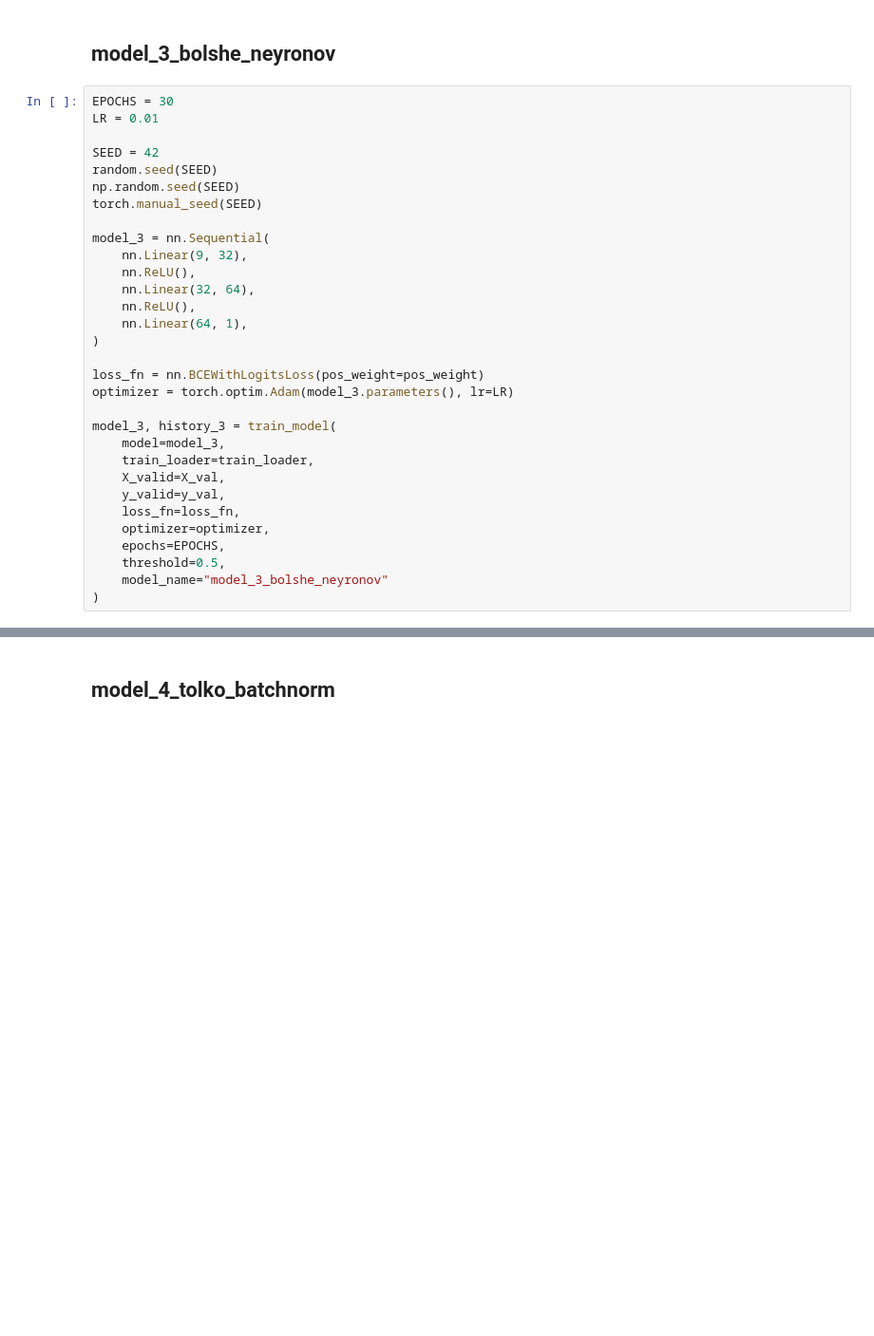
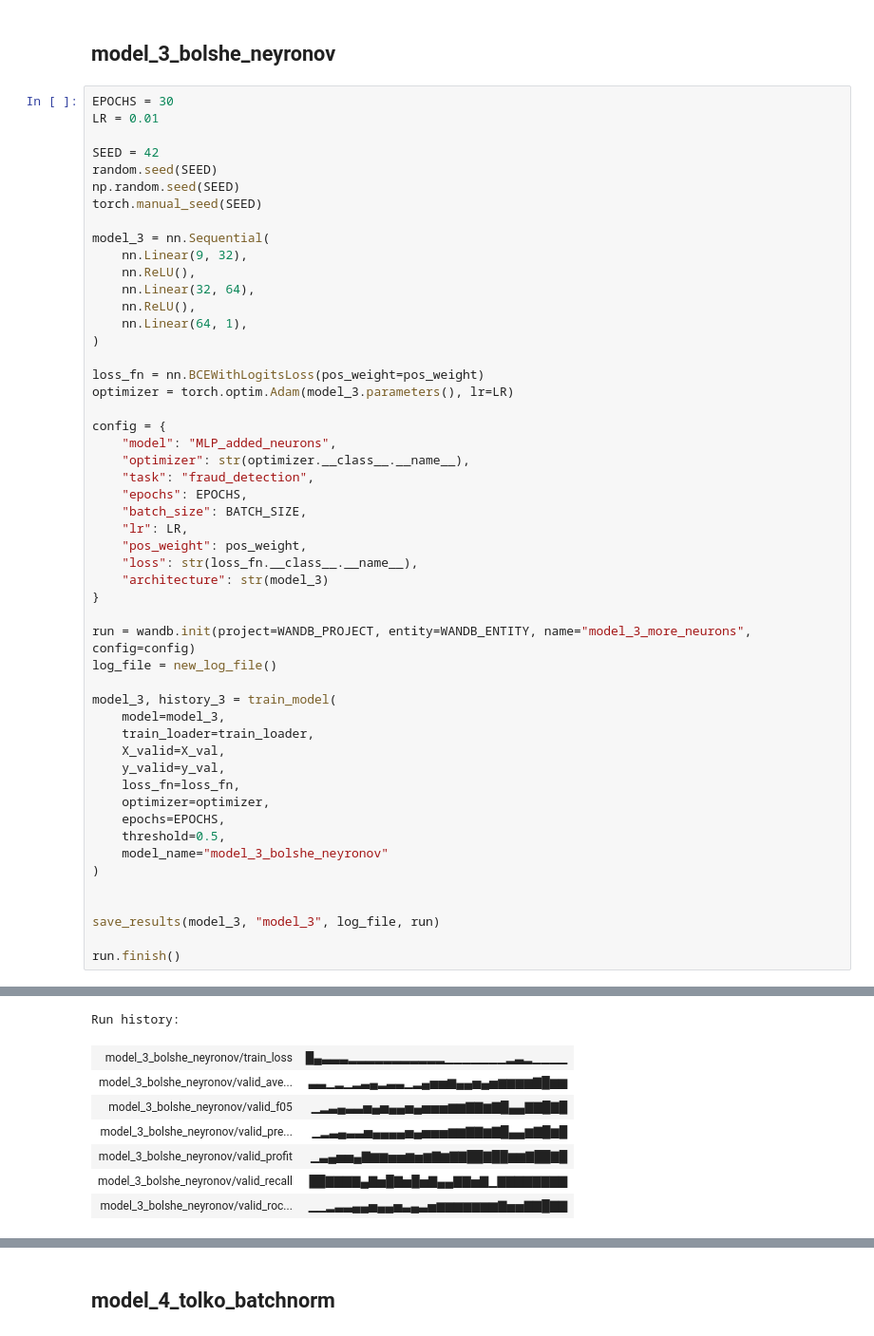
Before and after one commit to gigantina/gp-5, a Jupyter notebook: Part_2.ipynb, the cells around one changed output, grey strips where cells are left out. Shown at 95% size. Drawn from its saved outputs; the diff is of its cells as text; blank space fills up the shorter version.

```diff
--- a/Part_2.ipynb
+++ b/Part_2.ipynb
@@ -582,6 +630,21 @@ model_3 = nn.Sequential(
 loss_fn = nn.BCEWithLogitsLoss(pos_weight=pos_weight)
 optimizer = torch.optim.Adam(model_3.parameters(), lr=LR)
 
+config = {
+    "model": "MLP_added_neurons",
+    "optimizer": str(optimizer.__class__.__name__),
+    "task": "fraud_detection",
+    "epochs": EPOCHS,
+    "batch_size": BATCH_SIZE,
+    "lr": LR,
+    "pos_weight": pos_weight,
+    "loss": str(loss_fn.__class__.__name__),
+    "architecture": str(model_3)
+}
+
+run = wandb.init(project=WANDB_PROJECT, entity=WANDB_ENTITY, name="model_3_more_neurons", config=config)
+log_file = new_log_file()
+
 model_3, history_3 = train_model(
     model=model_3,
     train_loader=train_loader,
@@ -593,4 +656,9 @@ model_3, history_3 = train_model(
     threshold=0.5,
     model_name="model_3_bolshe_neyronov"
 )
+
+
+save_results(model_3, "model_3", log_file, run)
+
+run.finish()
 # %% [output]
@@ -613,0 +690,8 @@ Recall: 0.9048
+Run history:
+| model_3_bolshe_neyronov/train_loss | █▄▃▃▃▂▂▂▂▂▂▂▂▂▂▂▁▁▁▁▁▁▁▂▃▂▁▁▁▁ |
+| model_3_bolshe_neyronov/valid_ave... | ▃▃▁▂▁▂▃▄▂▃▃▁▂▄▅▅▆▄▄▅▄▅▆▆▆▆▇█▆▆ |
+| model_3_bolshe_neyronov/valid_f05 | ▁▂▃▄▃▃▅▄▅▄▄▅▄▅▅▅▆▆▇▇▆▇█▄▄▇▇█▇█ |
+| model_3_bolshe_neyronov/valid_pre... | ▁▂▃▄▃▃▅▄▄▄▄▅▄▅▅▅▆▆▇▇▆▇█▄▄▆▇█▆█ |
+| model_3_bolshe_neyronov/valid_profit | ▁▃▄▅▅▄▇▆▆▅▅▆▅▆▇▆▇▇██▇██▆▆▇██▇█ |
+| model_3_bolshe_neyronov/valid_recall | ██▇▇▇▇▄▇▅█▇▅█▅▇▄▄▇▇▅▇▁▇▇▇▇▇▇▇▇ |
+| model_3_bolshe_neyronov/valid_roc... | ▁▁▂▃▃▄▄▅▄▄▅▃▄▃▅▆▆▆▆▆▆▆▇▅▅▇▇█▇▇ |
```
Also changed, not shown: parts of 48 cells of this notebook.
